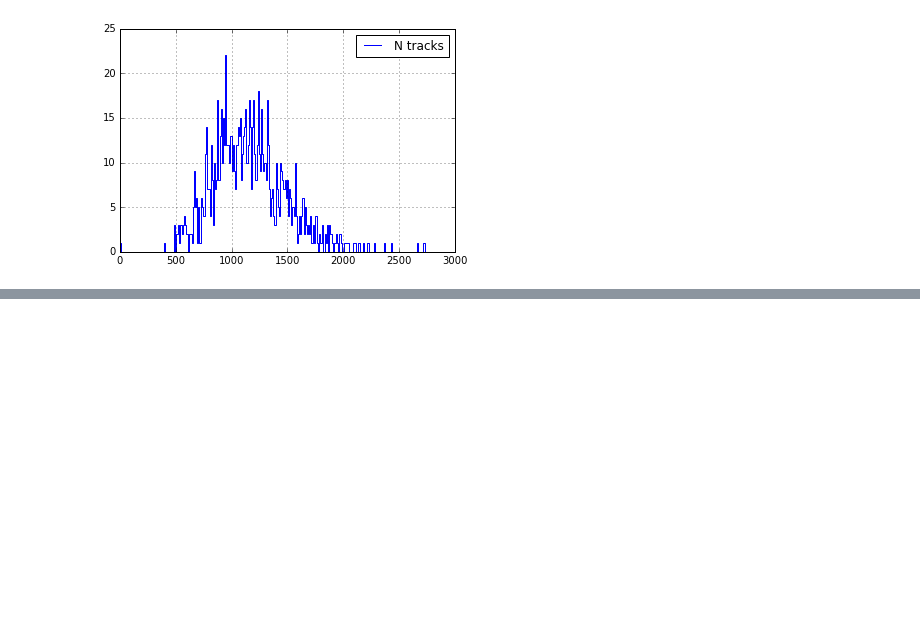
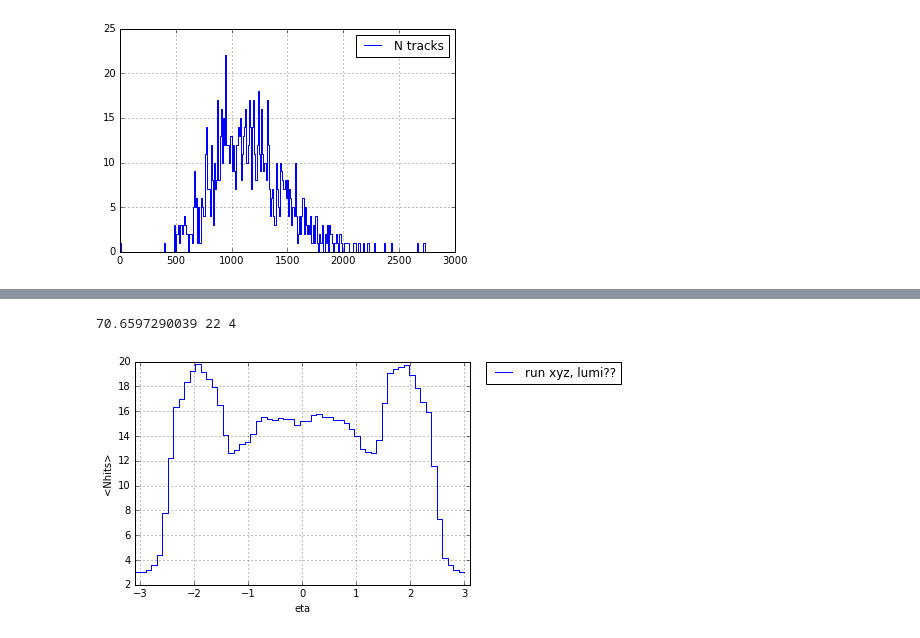
Before and after one commit to cms-tracking/POS2017, a Jupyter notebook: exercise2_TkHistos/tkHistos.ipynb, the cells around one changed output, grey strips where cells are left out. Saved outputs shown, nothing was run; the diff lists cells and outputs as text; code cells hidden in the pictures; blank space fills up the shorter version.

```diff
--- a/exercise2_TkHistos/tkHistos.ipynb
+++ b/exercise2_TkHistos/tkHistos.ipynb
@@ -68,9 +83,11 @@ plt.show()
 [figure]
 # %%
 def loadTk(events) :
+    print events
     tkParsA = []
     tkHitsA = []
-    for i in range(0,2000) : # events.size()):
+    for i in range(0,2000) : # events.size())
+      if (len(tkParsA) > 1000000) : break
       a= events.to(i)
       if (i%500==0) :
         id = events.object().id()
@@ -80,15 +97,13 @@ def loadTk(events) :
       for tk in tracks.product() :
         if (not tk.quality(tk.qualityByName(quality))) : continue
         pattern = tk.hitPattern()
-        tkParsA.append([tk.eta(),tk.phi(),tk.pt(),pattern.numberOfValidHits(),pattern.numberOfValidPixelHits(),tk.ndof(),tk.chi2(),tk.originalAlgo()-4])
-        tkHitsA.append([pattern.getTrackerLayerCase(0,1,1), pattern.getTrackerLayerCase(1,1,1),\
-                        pattern.getTrackerLayerCase(0,1,2), pattern.getTrackerLayerCase(1,1,2),\
-                        pattern.getTrackerLayerCase(0,2,1), pattern.getTrackerLayerCase(1,2,1)])
+        tkParsA.append([tk.eta(),tk.phi(),tk.pt(), tk.ndof(),tk.chi2(),tk.originalAlgo()-4])
+        tkHitsA.append([pattern.numberOfValidHits(),pattern.numberOfValidPixelHits()])
 
     print len(tkParsA)
-    tkPars = np.array(zip(*tkParsA))
+    tkPars = np.array(zip(*tkParsA), dtype=np.float)
     print len(tkPars)
-    tkHits = np.array(zip(*tkHitsA))
+    tkHits = np.array(zip(*tkHitsA), dtype=np.int)
     print len(tkHits)
     return (tkPars,tkHits)
 # %%
@@ -145,0 +119,27 @@ plt.show()
+# %%
+def nhit(var,tkPars, tkHits) :
+    hp = np.greater(tkPars[2],1.)
+    nbins=62
+    yn,x = np.histogram(tkPars[var],np.linspace(-3.1,3.1,nbins),weights=tkHits[0]*hp)
+    ya,x = np.histogram(tkPars[var],np.linspace(-3.1,3.1,nbins),weights=1.*hp)
+    x.resize(len(ya))
+    return x,yn/ya
+# %%
+print tkPars[4][0],tkHits[0][0],tkHits[1][0],
+eta=0
+phi=1
+pt=2
+
+var = eta
+x,y = nhit(eta,tkPars, tkHits)
+
+plt.step(x,y,where='post',label='run xyz, lumi??')
+plt.grid(True)
+plt.legend(bbox_to_anchor=(1.05, 1), loc=2, borderaxespad=0.)
+plt.xlim(-3.1, 3.1)
+plt.xlabel('eta')
+plt.ylabel('<Nhits>')
+plt.show()
+# %% [output]
+70.6597290039 22 4
+[figure, added]
```
Also changed, not shown: parts of 4 cells of this notebook, 1 other file.
